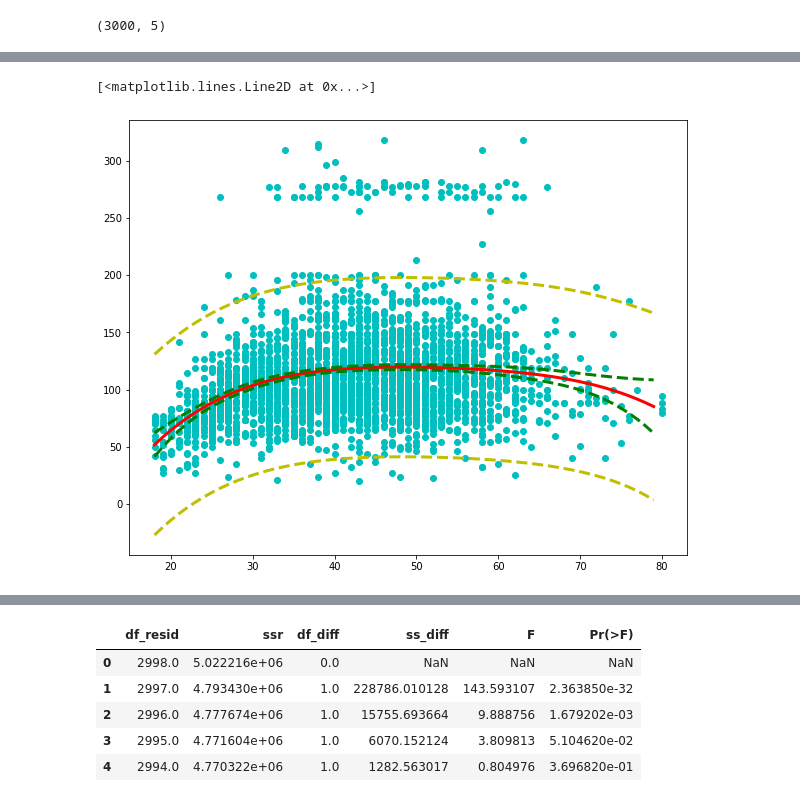
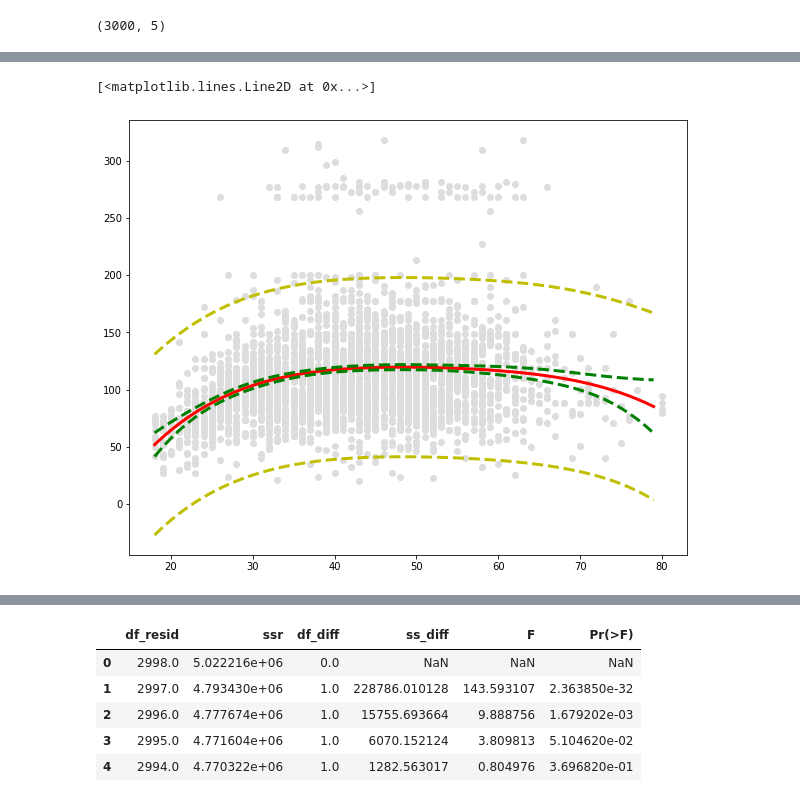
Before and after one commit to vivialprt/ISLR, a Jupyter notebook: Chapter7/Lab.ipynb, the cells around one changed output, grey strips where cells are left out. Drawn from its saved outputs; the diff is of its cells as text; code cells hidden in the pictures.

```diff
--- a/Chapter7/Lab.ipynb
+++ b/Chapter7/Lab.ipynb
@@ -74,14 +72,14 @@ Index(['mean', 'mean_se', 'mean_ci_lower', 'mean_ci_upper', 'obs_ci_lower',
 # %%
 plt.figure(figsize=(10,8))
-plt.plot(data.age, data.wage, 'o', c='c')
+plt.plot(data.age, data.wage, 'o', c='#dddddd')
 plt.plot(age_for_plot[:, 1], pred_res['mean'], color='r', lw=3)
 plt.plot(age_for_plot[:, 1], pred_res['mean_ci_lower'], 'g--', lw=3)
 plt.plot(age_for_plot[:, 1], pred_res['mean_ci_upper'], 'g--', lw=3)
 plt.plot(age_for_plot[:, 1], pred_res['obs_ci_lower'], 'y--', lw=3)
 plt.plot(age_for_plot[:, 1], pred_res['obs_ci_upper'], 'y--', lw=3)
 # %% [output]
 [<matplotlib.lines.Line2D at 0x...>]
-[figure, old version]
+[figure, new version]
 # %%
 from statsmodels.stats.anova import anova_lm
 # %%
```
Also changed, not shown: parts of 9 cells of this notebook.
